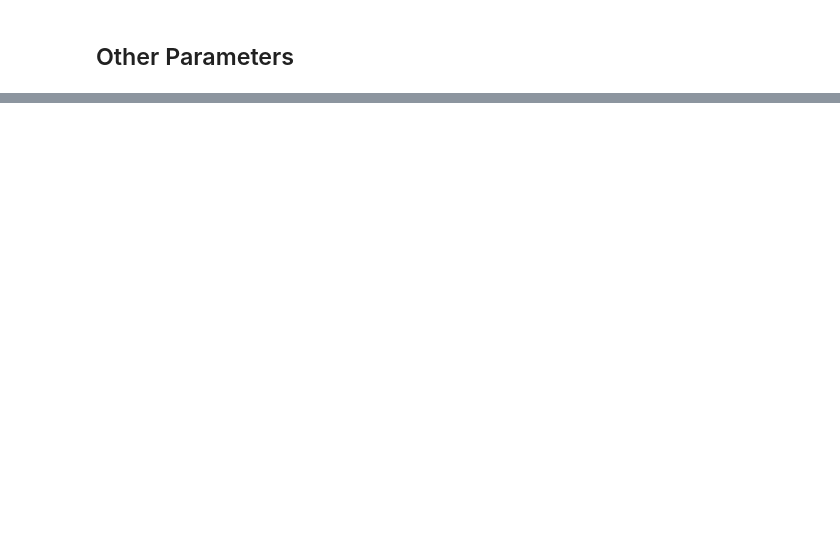
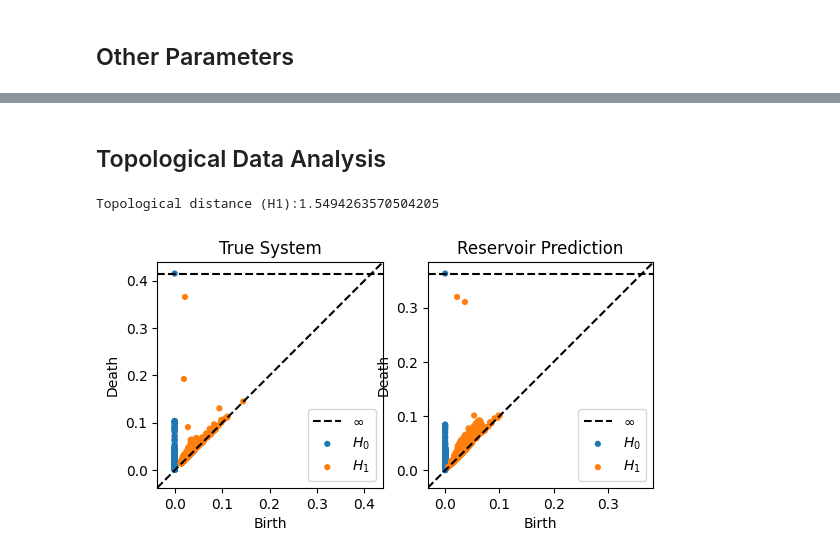
Before and after one commit to jaychotaliya987/Reservoir_Pytorch, a Jupyter notebook: Examples/Input_Discretization/analysis.ipynb, the cells around one changed output, grey strips where cells are left out. Cells and saved outputs as stored; diff of their text form; code cells hidden in the pictures; blank space fills up the shorter version.

```diff
--- a/Examples/Input_Discretization/analysis.ipynb
+++ b/Examples/Input_Discretization/analysis.ipynb
@@ -56,0 +172,22 @@ viz.plot_components(trajectory=data[select]['true_value'][:500], figsize=(1080,6
+# %%
+from scipy.signal import welch
+from sklearn.metrics.pairwise import cosine_similarity
+from scipy.stats import wasserstein_distance
+
+
+f, P_true = welch(truth[:, 0], fs=1.0, nperseg=1024)
+_, P_pred = welch(predictions[:, 0], fs=1.0, nperseg=1024)
+
+psd_error = np.linalg.norm(P_true - P_pred)
+cos_sim = cosine_similarity(P_true.reshape(1, -1), P_pred.reshape(1, -1))[0][0]
+emd = wasserstein_distance(P_true, P_pred)
+
+plt.semilogy(f, P_true, label="True")
+plt.semilogy(f, P_pred, label="Reservoir")
+plt.legend()
+plt.xlabel("Frequency")
+plt.ylabel("PSD")
+plt.title("Power Spectrum Comparison")
+print(f"Error in PSD (Lower is better): {psd_error.item()}")
+print(f"Cosine Similarity(Ideal Value 1): {cos_sim}")
+print(f"Wasserstein Distance(Ideal Value 0): {emd}") # This does not seem very good. everything is close to 0
@@ -56,0 +199,20 @@ viz.plot_components(trajectory=data[select]['true_value'][:500], figsize=(1080,6
+# %% [markdown]
+## Topological Data Analysis
+# %%
+from ripser import ripser
+from persim import plot_diagrams, wasserstein
+
+diagrams_true = ripser(truth)['dgms']
+diagrams_pred = ripser(predictions)['dgms']
+d = wasserstein(diagrams_true[1], diagrams_pred[1])  # 1D homology
+# %%
+plt.subplot(1, 2, 1)
+plot_diagrams(diagrams_true, title='True System')
+
+plt.subplot(1, 2, 2)
+plot_diagrams(diagrams_pred, title='Reservoir Prediction')
+
+print(f"Topological distance (H1):{d}")
+# %% [output]
+Topological distance (H1):1.5494263570504205
+[figure, added]
```
Also changed, not shown: parts of 19 cells of this notebook, 2 other files.
